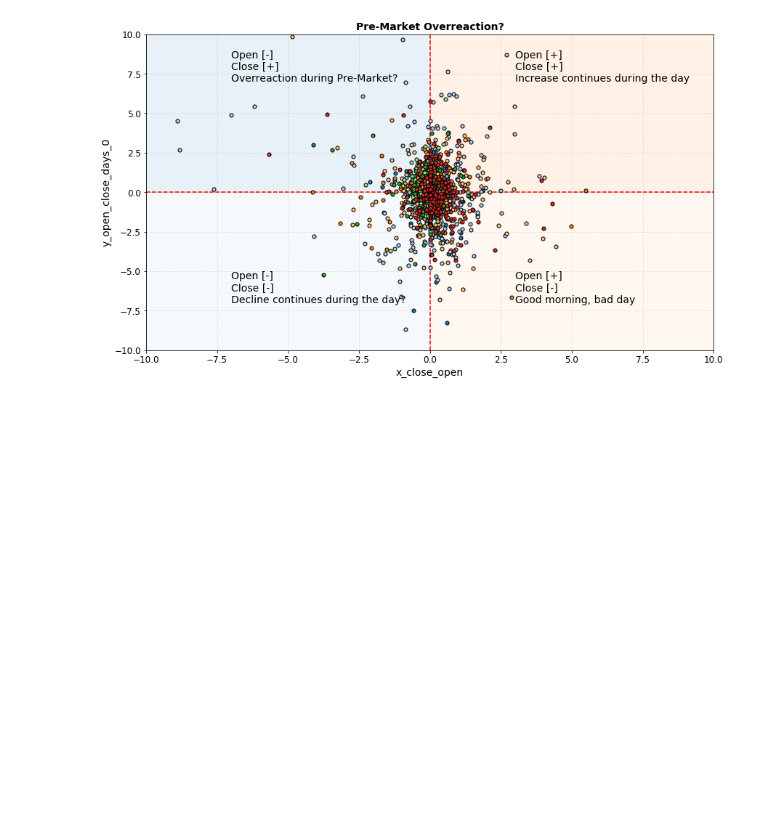
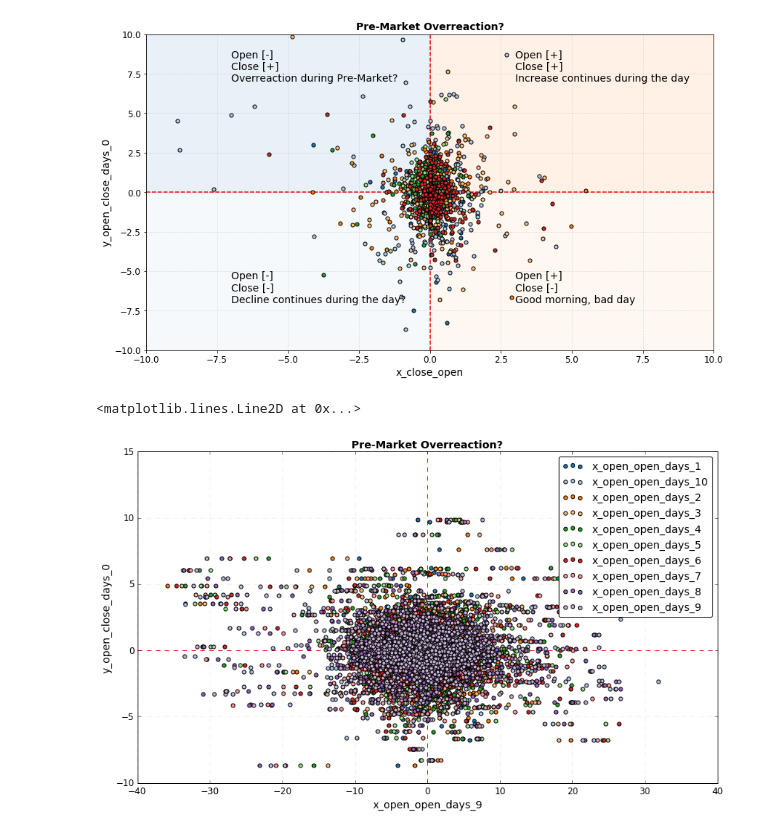
Before and after one commit to Hjartarson/stock-market, a Jupyter notebook: make-report-daily-ticks.ipynb, the cells around one changed output. Saved outputs shown, nothing was run; the diff lists cells and outputs as text; code cells hidden in the pictures; blank space fills up the shorter version.

```diff
--- a/make-report-daily-ticks.ipynb
+++ b/make-report-daily-ticks.ipynb
@@ -87,6 +94,9 @@ for days in np.arange(1,11):
 # close.shift(-1)/open.shift(1) = NEXT DAY OUTCOME
 # close.shift(-days)/open.shift(1) = NEXT X DAYS OUTCOME
 
+df_stock = df_stock.join(df_stock[['close']].div(df_stock['close'].shift(periods=-1))
+                         .sub(1).mul(100).rename(columns={'close':'y_close_close'}))
+
 for days in np.arange(0,11):
     df_stock = df_stock.join(df_stock[['close']].shift(periods=-days).div(df_stock['open'])
                              .sub(1).mul(100).rename(columns={'close':'y_open_close_days_'+str(days)}))
@@ -105,7 +126,3 @@ df_stock.head()
 # %%
-
 column = 'y_open_close_days_0'
-#df_stock = df_stock.join(df_stock[[column]].rename(columns={column:column+'_B'}))
-mask = df_stock[[column+'_B']] < 0
-
-mask.replace(True,'down').head()
+df_stock = df_stock.join(df_stock[[column]].rename(columns={column:column+'_decline'}))
@@ -343,23 +352,22 @@ f.savefig('fig/overreaction.png', dpi=100,bbox_inches='tight')
 [figure]
 # %%
 #df_stock_swap = df_stock.swaplevel(axis=1)
-
+import matplotlib.patches as patches
 # Close price change dependancy
 f, ax = plt.subplots(1,1)
-x = 'x-close-open'
-
-y = 'y-open-close-days-0'
-for days in np.arange(1,11):
-    x = 'x-open-open-days-'+str(days)
-    for nr,stock in enumerate(stocks):
-        #print(stock)
-        df_sel = df_stock_swap[stock]
-        #print('Neg:',df_sel[df_sel[x]<0][y].replace(np.inf,np.nan).dropna().mean())
-        #print('Pos:',df_sel[df_sel[x]>0][y].replace(np.inf,np.nan).dropna().mean())
-        df_sel.plot(ax=ax,kind='scatter',x=x,y=y,grid=True,s=26,color=tableau20[nr],title=x+' | '+y,legend=True,zorder=3)
-    ax.legend(stocks)
+xs = [x for x in np.unique(df_stock.columns.get_level_values(level=0)) if 'x_open_open_days_' in x]
+y = 'y_open_close_days_0'
+#for days in []
+for nr,x in enumerate(xs):
+    #print(stock)
+    df_sel = df_stock.stack(level=1)[[x,y]]
+    #print('Neg:',df_sel[df_sel[x]<0][y].replace(np.inf,np.nan).dropna().mean())
+    #print('Pos:',df_sel[df_sel[x]>0][y].replace(np.inf,np.nan).dropna().mean())
+    df_sel.plot(ax=ax,kind='scatter',x=x,y=y,grid=True,s=26,color=tableau20[nr],edgecolor='black',legend=False,zorder=3)
+ax.legend(xs)
+ax.set_title('Pre-Market Overreaction?')
 ax.axhline(0,ls = '--',color='red')
 ax.axvline(0,ls = '--',color='red')
-#ax.set_xlim([-10,10])
-#plt.axvline(-1,ls='--',color='r')
-#ax.axvspan(xmin=-10,xmax=-1,alpha = 0.1,zorder=1)
+# %% [output]
+<matplotlib.lines.Line2D at 0x...>
+[figure, added]
```
Also changed, not shown: parts of 8 cells of this notebook.
